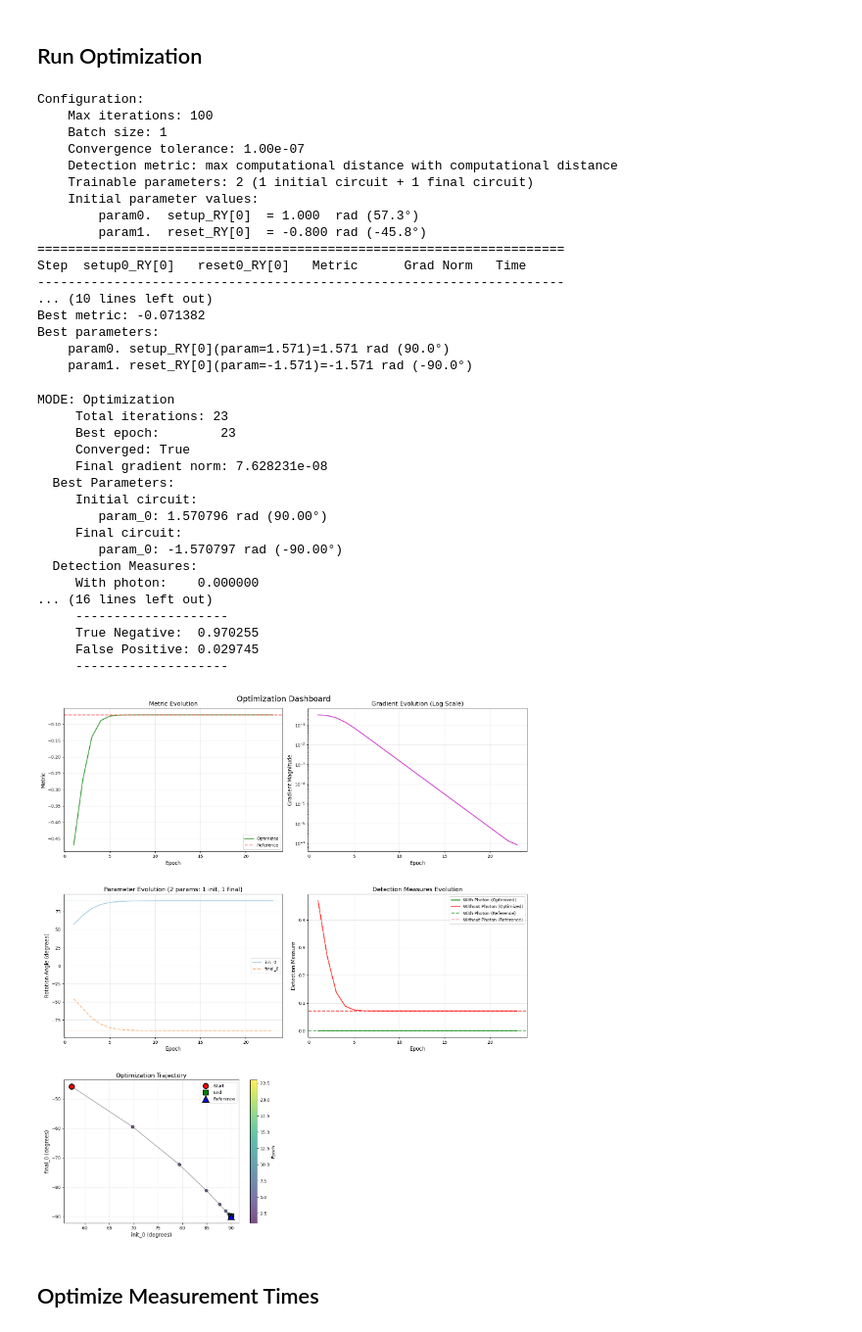
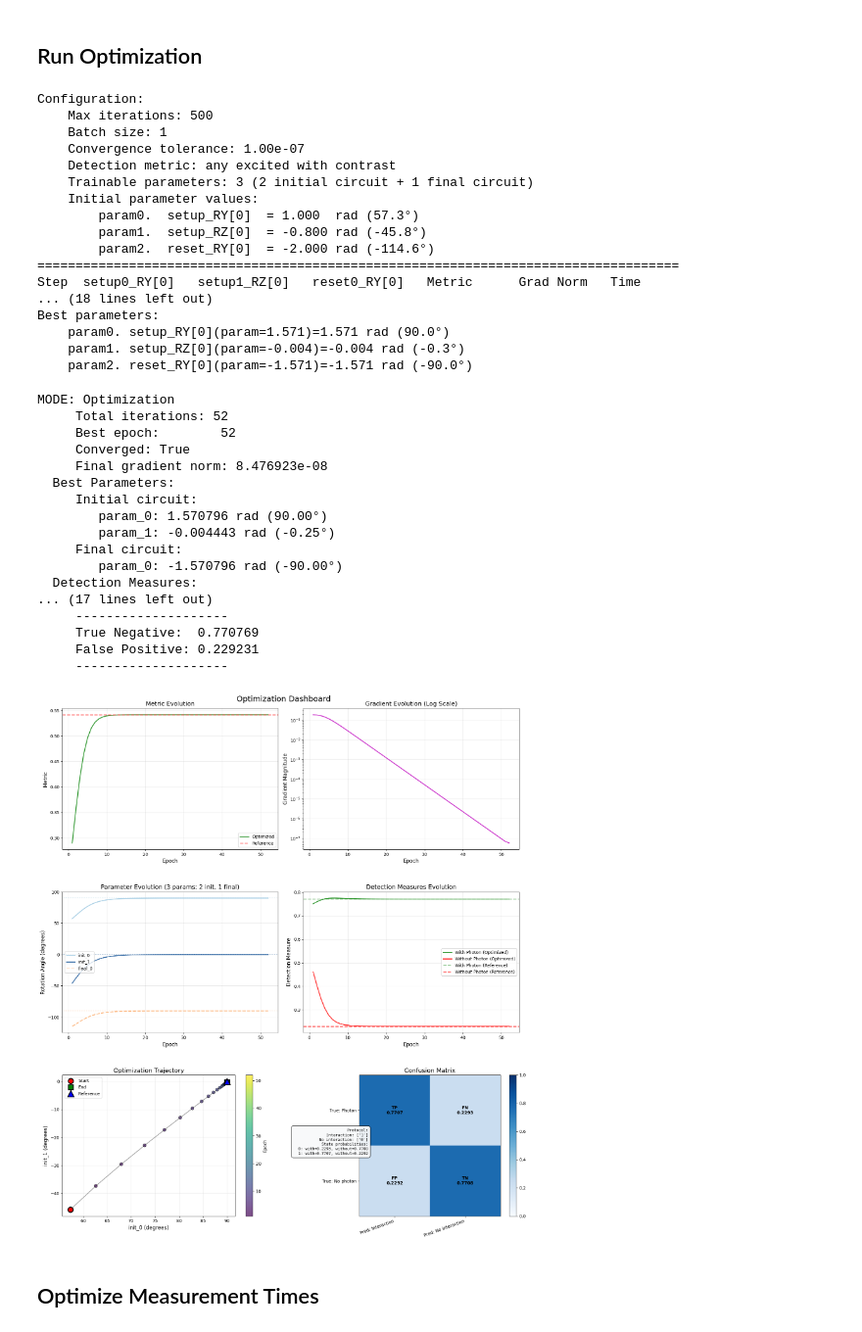
Before and after one commit to Simone-Bordoni/Quantum-sensing-QML, a Jupyter notebook: examples/single_qubit_tutorial.ipynb, the cells around one changed output. Shown at 98% size. Cells and saved outputs as stored; diff of their text form; code cells hidden in the pictures.

```diff
--- a/examples/single_qubit_tutorial.ipynb
+++ b/examples/single_qubit_tutorial.ipynb
@@ -44,9 +44,9 @@ initial_state = InitialStateConfig(
 
 # Define noise configuration
 noise_config = NoiseConfiguration(
-    depolarizing = 0.01,
-    dephasing = 0.01,
-    relaxation = 0.01
+    depolarizing = 0.001,
+    dephasing = 0.001,
+    relaxation = 0.001
 )
 
 # Create parameters with custom configuration
@@ -98,6 +98,7 @@ The interface uses `QuantumCircuit` objects to define the gates applied before a
 # %%
 from qsopt.core.circuit import create_ry_circuit
 initial_circuit = create_ry_circuit(n_qubits=1, theta_values=[np.pi/2])#, trainable=False)
+initial_circuit.add_layer(RZGate, parameters=0.0)
 final_circuit = create_ry_circuit(n_qubits=1, theta_values=[-np.pi/2])
 
 # The circuits contain trainable parameters that will be optimized
@@ -116,7 +118,7 @@ QuantumCircuit(1 qubits, 1 gates)
 ## Define experiment
 # %%
 detection_metric = DetectionMetric(n_qubits=1,
-                                   detection_criterion = 'max computational distance',
+                                   detection_criterion = 'any excited',
                                    detection_param=(4,2))
 
 print(detection_metric)
@@ -192,8 +190,8 @@ import optax
 history_callback = OptimizationCallback(save_every=1, save_best=True)
 
 history = experiment.optimize_rotations(
-    initial_values=[1, -0.8],
-    num_steps=100,
+    initial_values=[1, -0.8, -2],
+    num_steps=500,
     verbose=True,
     verbose_step=5,
     batch_size=1,
@@ -203,60 +201,61 @@ history = experiment.optimize_rotations(
 )
 # %% [output]
 Configuration:
-    Max iterations: 100
+    Max iterations: 500
     Batch size: 1
     Convergence tolerance: 1.00e-07
-    Detection metric: max computational distance with computational distance
-    Trainable parameters: 2 (1 initial circuit + 1 final circuit)
+    Detection metric: any excited with contrast
+    Trainable parameters: 3 (2 initial circuit + 1 final circuit)
     Initial parameter values:
         param0.  setup_RY[0]  = 1.000  rad (57.3°)
-        param1.  reset_RY[0]  = -0.800 rad (-45.8°)
-=====================================================================
-Step  setup0_RY[0]   reset0_RY[0]   Metric      Grad Norm   Time
----------------------------------------------------------------------
-... (10 lines left out)
-Best metric: -0.071382
+        param1.  setup_RZ[0]  = -0.800 rad (-45.8°)
+        param2.  reset_RY[0]  = -2.000 rad (-114.6°)
+====================================================================================
+Step  setup0_RY[0]   setup1_RZ[0]   reset0_RY[0]   Metric      Grad Norm   Time
+... (18 lines left out)
 Best parameters:
     param0. setup_RY[0](param=1.571)=1.571 rad (90.0°)
-    param1. reset_RY[0](param=-1.571)=-1.571 rad (-90.0°)
+    param1. setup_RZ[0](param=-0.004)=-0.004 rad (-0.3°)
+    param2. reset_RY[0](param=-1.571)=-1.571 rad (-90.0°)
 # %%
 print(history)
 # %% [output]
 MODE: Optimization
-     Total iterations: 23
-     Best epoch:        23
+     Total iterations: 52
+     Best epoch:        52
      Converged: True
-     Final gradient norm: 7.628231e-08
+     Final gradient norm: 8.476923e-08
   Best Parameters:
      Initial circuit:
         param_0: 1.570796 rad (90.00°)
+        param_1: -0.004443 rad (-0.25°)
      Final circuit:
-        param_0: -1.570797 rad (-90.00°)
+        param_0: -1.570796 rad (-90.00°)
   Detection Measures:
-     With photon:    0.000000
-... (16 lines left out)
+... (17 lines left out)
      --------------------
-     True Negative:  0.970255
-     False Positive: 0.029745
+     True Negative:  0.770769
+     False Positive: 0.229231
      --------------------
 # %%
 from qsopt.utils.visualization import plot_optimization_dashboard
 
 # Create comprehensive dashboard with all plots enabled
 fig = plot_optimization_dashboard(
     optimization_callback=history,
     reference_callback=results,
     show_metric=True,
     show_gradients=True,
     show_parameters=True,
     show_detection_measures=True,
     show_trajectory=True,
+    show_confusion_matrix_summary=True,
     save_path='results/rotations_opt_dashboard.pdf'  # Save to file
 )
 
 plt.show()
 # %% [output]
-[figure, old version]
+[figure, new version]
 # %% [markdown]
 ## Optimize Measurement Times
 # %%
```
Also changed, not shown: parts of 4 cells of this notebook, 6 other files.
